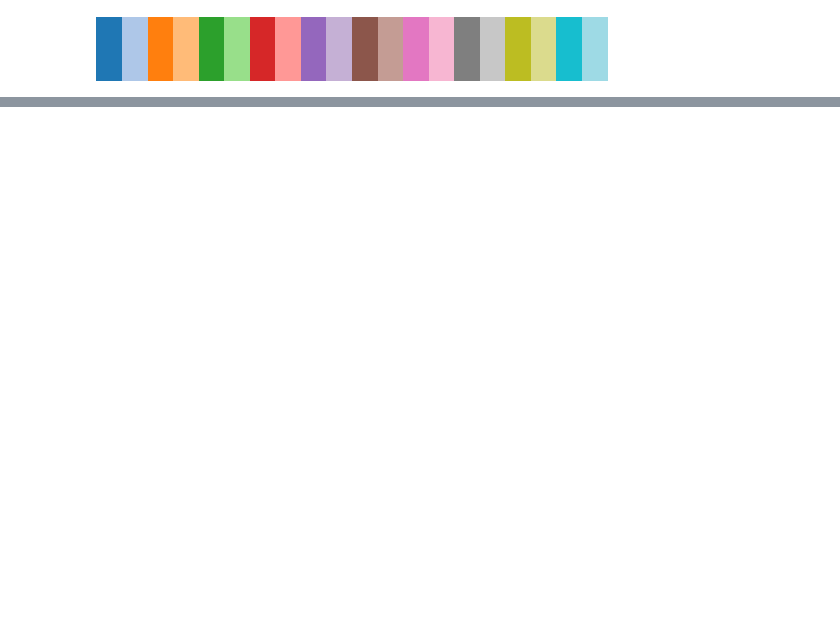
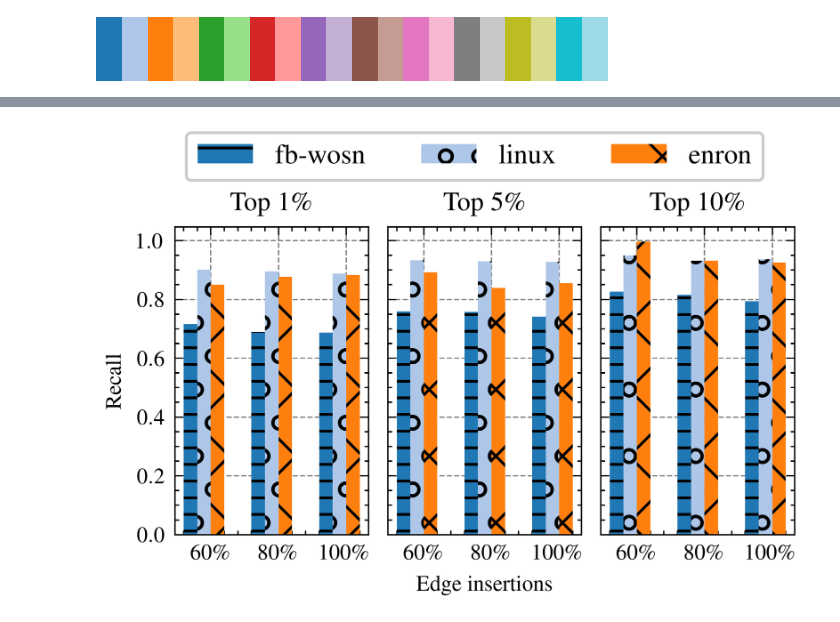
Before and after one commit to Gnumlab/graph_ball, a Jupyter notebook: results/truncated_centralities.ipynb, the cells around one changed output, grey strips where cells are left out. Cells and saved outputs as stored; diff of their text form; code cells hidden in the pictures; blank space fills up the shorter version.

```diff
--- a/results/truncated_centralities.ipynb
+++ b/results/truncated_centralities.ipynb
@@ -347,0 +305,79 @@ plt.cm.tab20
+# %%
+ps = [0.01, 0.05, 0.1]
+time_stamps = [0.6, 0.8, 1.0]
+fig, ax = plt.subplots(nrows=1, ncols=3, figsize=(4, 2), sharey=True)
+fig.subplots_adjust(wspace=0.1)
+
+p = 0.05
+recall = lambda eff, ret: len(set(eff) & set(ret)) / len(eff)
+jaccard = lambda eff, ret: len(set(eff) & set(ret)) / len(set(eff) | set(ret))
+
+w = 0.2
+x = np.array(list(range(len(time_stamps))))
+
+colors = plt.cm.tab20.colors[:4]
+offsets = [-3 / 2, -1 / 2, 1 / 2, 3 / 2]
+hatch = ["--", "o", "x", ".."]
+
+
+for i, ds in enumerate(DATASETS):
+    for k, alpha in enumerate(time_stamps):
+        H = hc2(ds, alpha)
+        _, cols = H.shape
+        hc = [
+            i for i, _ in sorted(enumerate(H[:, -1]), key=lambda x: x[1], reverse=True)
+        ]
+
+        ranks = [
+            [i for i, _ in sorted(enumerate(H[:, c]), key=lambda x: x[1], reverse=True)]
+            for c in range(cols - 2)
+        ]
+
+        for j, p in enumerate(ps):
+            n = len(hc)
+
+            y = 0
+            for rank in ranks:
+                y += recall(
+                    hc[: int(p * n)],
+                    rank[: int(p * n)],
+                )
+            y /= len(ranks)
+            print(y)
+
+            ax[j].bar(
+                x[k] + w * offsets[i],
+                y,
+                width=w,
+                color=colors[i],
+                hatch=hatch[i],
+            )
+
+            ax[j].set_title(f"Top {int(p*100)}\%")
+            ax[j].set_xticks([0, 1, 2], ["60\%", "80\%", "100\%"])
+
+ax[0].set_ylabel("Recall")
+ax[1].set_xlabel("Edge insertions")
+
+fig.legend(
+    handles=[
+        # plt.Line2D(
+        mpatches.Patch(
+            label=SHORT_NAMES[ds],
+            facecolor=colors[i],
+            linewidth=2,
+            # color=colors[i],
+            hatch=hatch[i],
+        )
+        for i, ds in enumerate(DATASETS)
+    ],
+    loc="upper center",
+    ncol=4,
+    bbox_to_anchor=(0.5, 1.15),
+    # fontsize=7,
+    fontsize=10,
+)
+
+plt.show()
+# plt.savefig("./recall_approximate.pdf")
+# %% [output]
@@ -347,0 +401 @@ plt.cm.tab20
+[figure, added]
```
Also changed, not shown: parts of 19 cells of this notebook, 2 other files.
